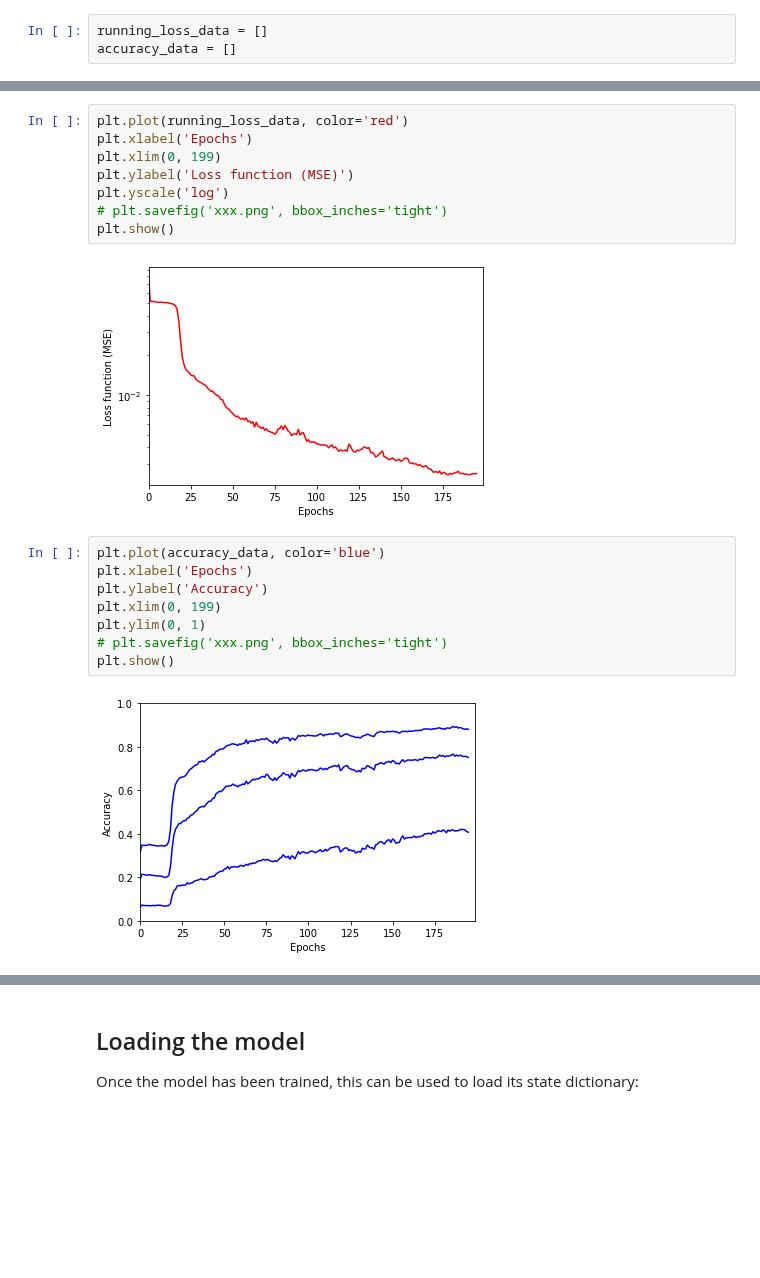
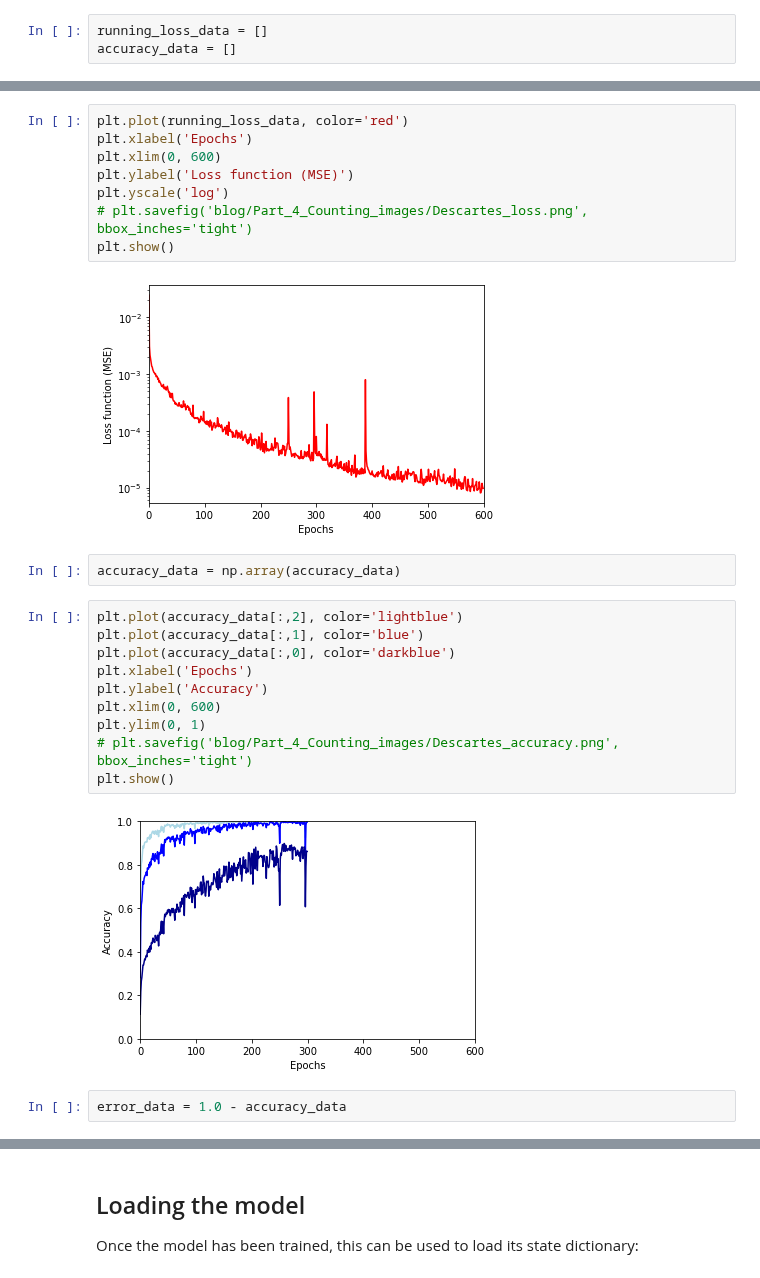
Before and after one commit to gillioz/MorpionSolitaire, a Jupyter notebook: Counting_moves.ipynb, the cells around one changed output, grey strips where cells are left out. Drawn from its saved outputs; the diff is of its cells as text; blank space fills up the shorter version.

Commit message:
counting problem solved

```diff
--- a/Counting_moves.ipynb
+++ b/Counting_moves.ipynb
@@ -300,20 +223,26 @@ Number of mini-batches created: 1224
 # %%
 plt.plot(running_loss_data, color='red')
 plt.xlabel('Epochs')
-plt.xlim(0, 199)
+plt.xlim(0, 600)
 plt.ylabel('Loss function (MSE)')
 plt.yscale('log')
-# plt.savefig('xxx.png', bbox_inches='tight')
+# plt.savefig('blog/Part_4_Counting_images/Descartes_loss.png', bbox_inches='tight')
 plt.show()
 # %% [output]
-[figure, old version]
+[figure, new version]
+# %%
+accuracy_data = np.array(accuracy_data)
 # %%
-plt.plot(accuracy_data, color='blue')
+plt.plot(accuracy_data[:,2], color='lightblue')
+plt.plot(accuracy_data[:,1], color='blue')
+plt.plot(accuracy_data[:,0], color='darkblue')
 plt.xlabel('Epochs')
 plt.ylabel('Accuracy')
-plt.xlim(0, 199)
+plt.xlim(0, 600)
 plt.ylim(0, 1)
-# plt.savefig('xxx.png', bbox_inches='tight')
+# plt.savefig('blog/Part_4_Counting_images/Descartes_accuracy.png', bbox_inches='tight')
 plt.show()
 # %% [output]
-[figure, old version]
+[figure, new version]
+# %%
+error_data = 1.0 - accuracy_data
```
Also changed, not shown: parts of 48 cells of this notebook, 20 other files.
